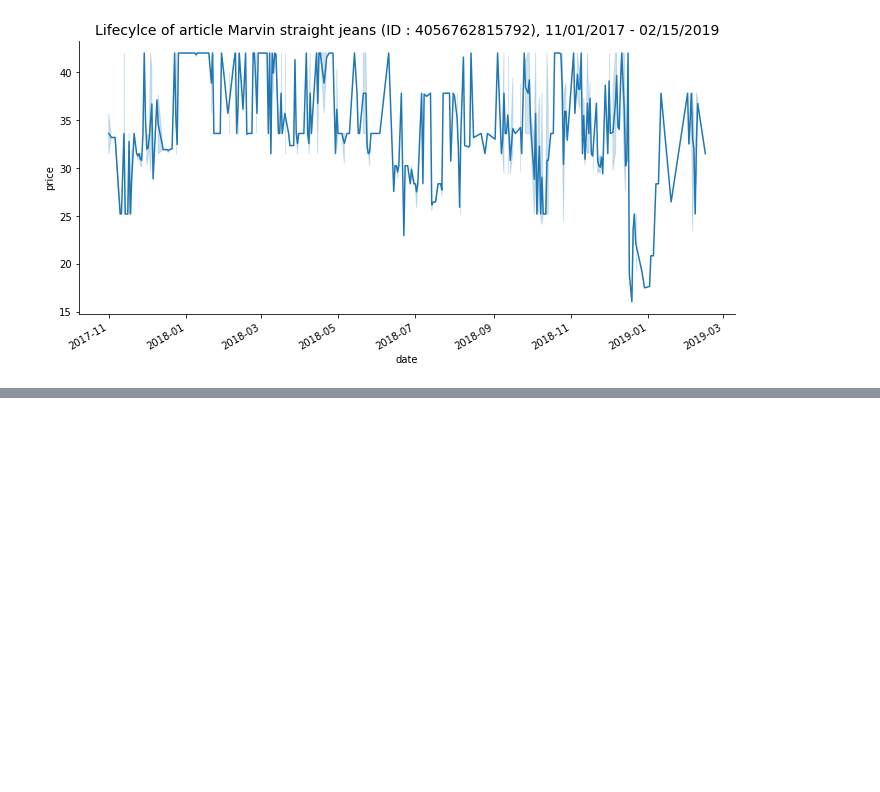
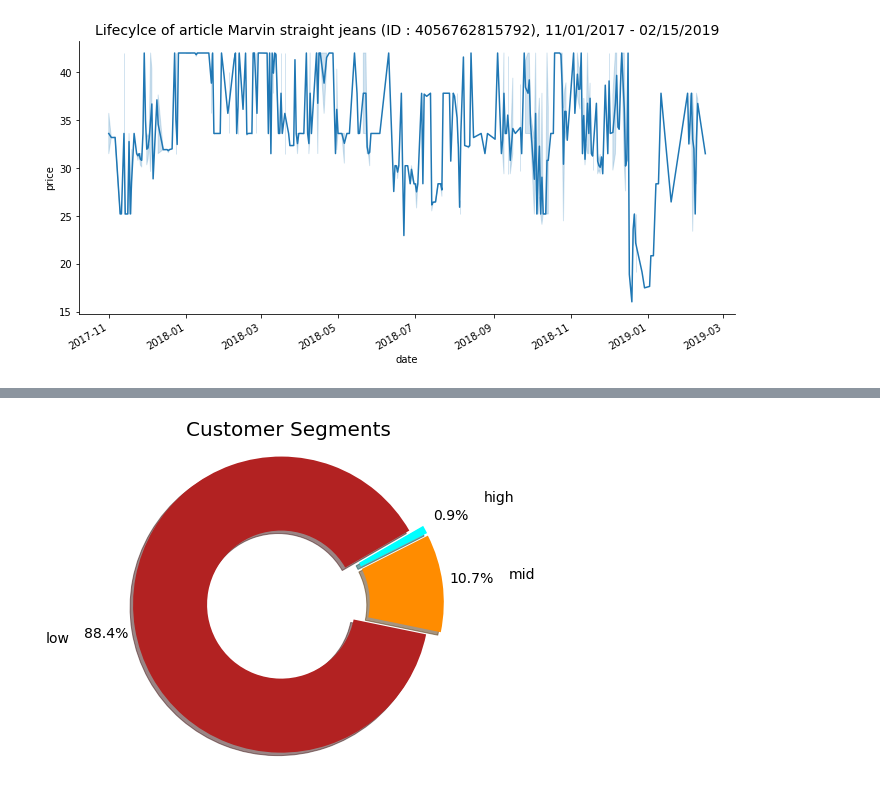
Before and after one commit to s-lau-42/Project_3_Online_Shop_Analysis, a Jupyter notebook: Part_7_Plots.ipynb, the cells around one changed output, grey strips where cells are left out. Saved outputs shown, nothing was run; the diff lists cells and outputs as text; code cells hidden in the pictures; blank space fills up the shorter version.

```diff
--- a/Part_7_Plots.ipynb
+++ b/Part_7_Plots.ipynb
@@ -414,0 +444,18 @@ lc_plot(4056762815792)
+# %%
+# Pie chart, where the slices will be ordered and plotted counter-clockwise:
+labels = 'low', 'mid', 'high'
+sizes = df_user_full.value_segment.value_counts()
+explode = (0.05, 0.05, 0.05)  # only "explode" the 2nd slice (i.e. 'Hogs')
+
+fig1, ax1 = plt.subplots()
+fig1.set_figheight(6)
+fig1.set_figwidth(6)
+ax1.set_title("Customer Segments", fontsize=20)
+ax1.pie(sizes, explode=explode, labels=labels, wedgeprops=dict(width=0.5),
+        autopct='%1.1f%%', labeldistance=1.45, pctdistance=1.2, shadow=True,
+        startangle=30, textprops={'fontsize': 14}, colors=["firebrick", "darkorange", "aqua"])
+ax1.axis('equal')  # Equal aspect ratio ensures that pie is drawn as a circle.
+plt.show()
+fig1.savefig( './Data/CustomerSegments.png', bbox_inches='tight')
+# %% [output]
+[figure, added]
```
Also changed, not shown: parts of 29 cells of this notebook, 4 other files.
